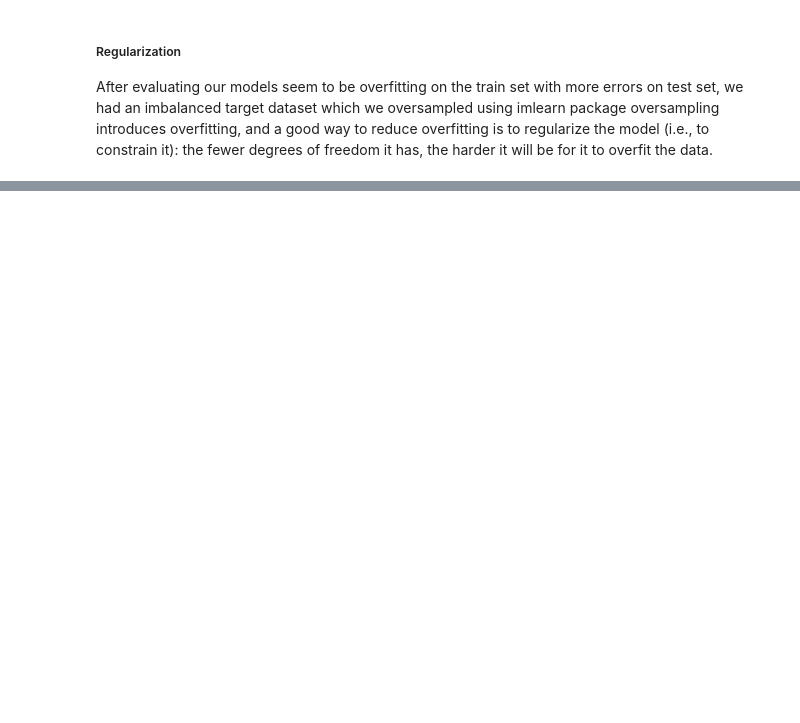
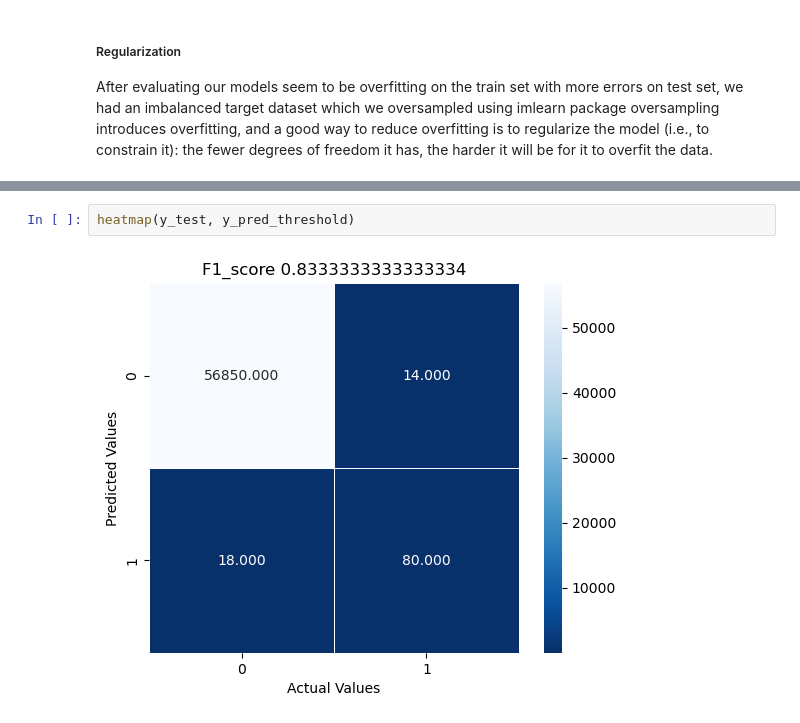
Before and after one commit to MuokaPWambua/CredictCardFraudDetectionModel, a Jupyter notebook: fdm.ipynb, the cells around one changed output, grey strips where cells are left out. Drawn from its saved outputs; the diff is of its cells as text; blank space fills up the shorter version.

```diff
--- a/fdm.ipynb
+++ b/fdm.ipynb
@@ -268,0 +297,4 @@ Mean Score 0.9578984060201214
+# %%
+heatmap(y_test, y_pred_threshold)
+# %% [output]
+[figure, added]
```
Also changed, not shown: parts of 10 cells of this notebook.
